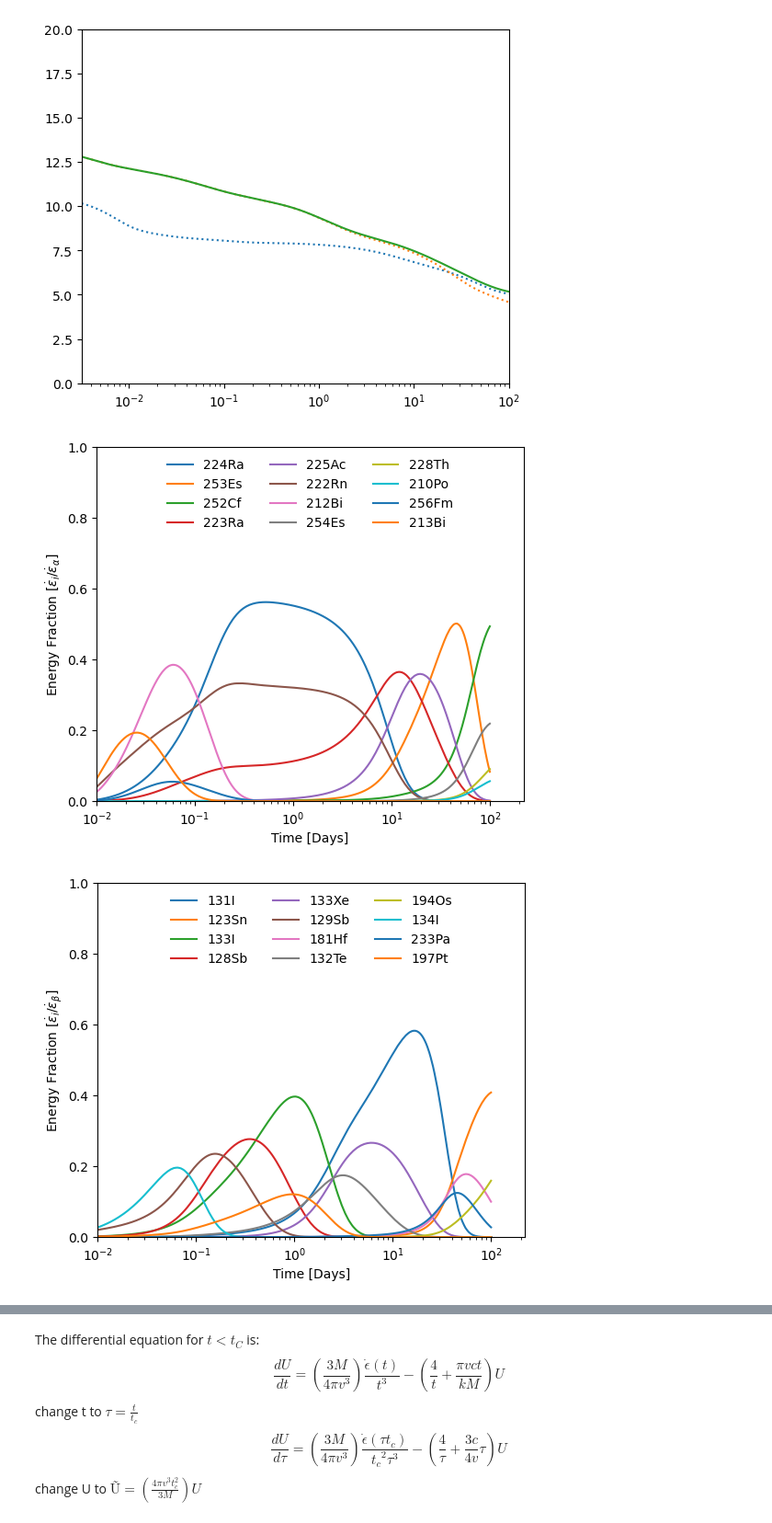
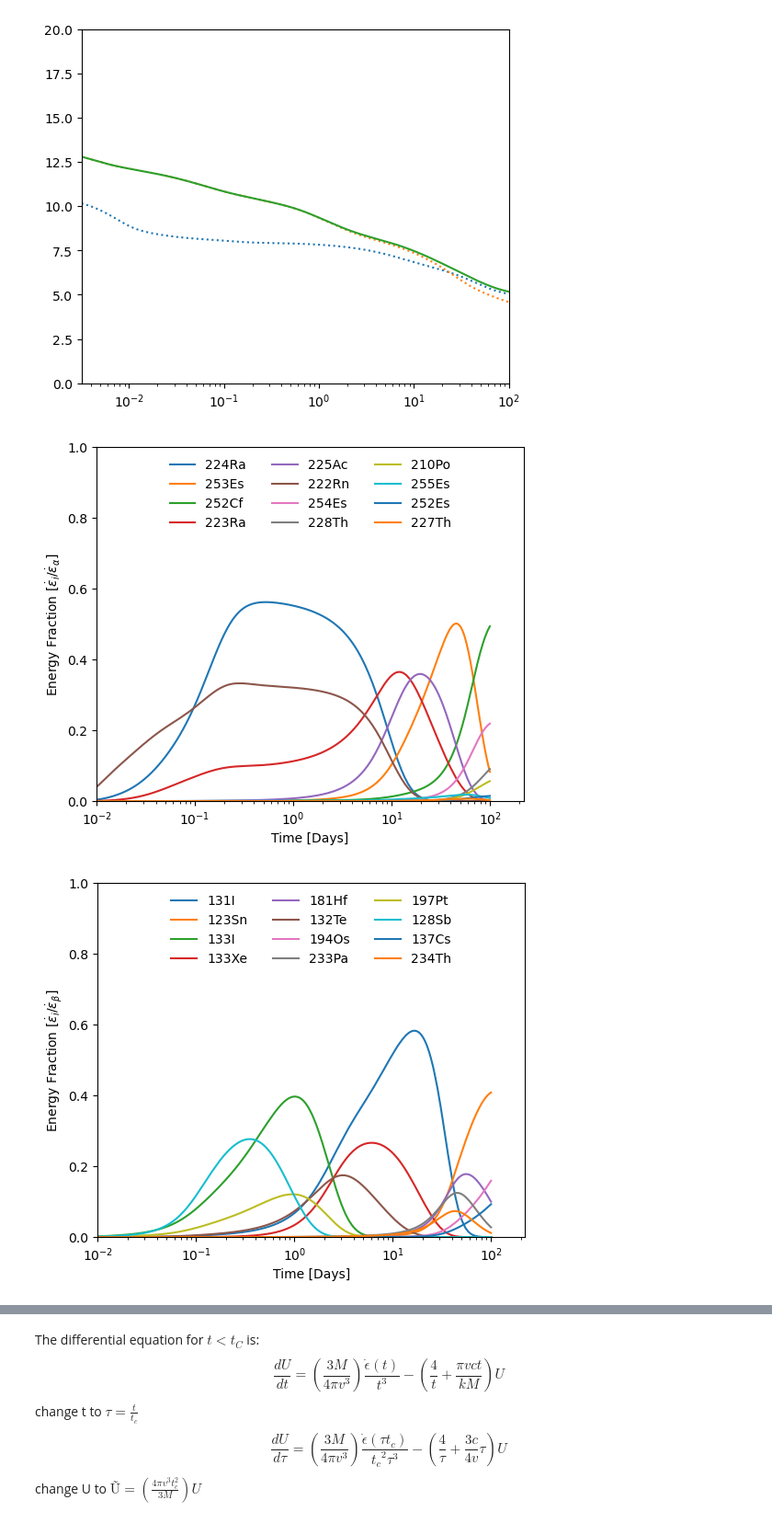
Before and after one commit to DiegoHp45/Kilonova, a Jupyter notebook: article_1.ipynb, the cells around one changed output, grey strips where cells are left out. Shown at 92% size. Saved outputs shown, nothing was run; the diff lists cells and outputs as text; code cells hidden in the pictures.

```diff
--- a/article_1.ipynb
+++ b/article_1.ipynb
@@ -443,7 +458,7 @@ ax3.legend()
 [figure]
 # %%
 '''Find relevant nuclei'''
-H=np.searchsorted(t/(60*60*24),[0.1,100])
+H=np.searchsorted(t/(60*60*24),[1,100])
 #print(H)
 #H=[0,-1]
 E_alpha_aporte_norm=E_alpha_aporte/E_alpha
@@ -461,37 +476,37 @@ for i in range(len(E_beta_aporte_norm)):
 
 Mejores_beta=(-picos_beta).argsort()
 # %%
-'''Figure 3. article relevant nuclei'''
+'''Figure not. article relevant nuclei'''
 def graficas_masimportantes(top:int,topa:int,decay):
     plt.figure(figsize=(6,5))
     if decay=='Beta':
         for i in range(top):
             plt.plot(t_dias,E_beta_aporte_norm[Mejores_beta[i]],label=Name_beta[Mejores_beta[i]])
         plt.ylabel(r'Energy Fraction $[\dot\epsilon_{i}/\dot\epsilon_{\beta}]$')
         plt.xlabel('Time [Days]')
         plt.xscale('log')
         plt.legend(loc="upper center", ncol=3,frameon=False)
         plt.ylim((0,1))
         plt.xlim(left=0.01)
     else:
         for i in range(topa):
             plt.plot(t_dias,E_alpha_aporte_norm[mejores_alpha[i]],label=Name_alpha[mejores_alpha[i]])
         plt.ylabel(r'Energy Fraction $[\dot\epsilon_{i}/\dot\epsilon_{\alpha}]$')
         plt.xlabel('Time [Days]')
         plt.xscale('log')
         plt.xlim(left=0.01)
         plt.ylim((0,1))
         plt.legend(loc="upper center", ncol=3,frameon=False)
 
 
 
 
 
 graficas_masimportantes(12,12,'Alpha')
 graficas_masimportantes(12,12,'Beta')
 # %% [output]
-[figure, old version]
+[figure, new version]
-[figure, old version]
+[figure, new version]
 # %%
 '''Plots Heating Rate for relevant nuclei'''
 def Heating_rate_mas_importantes(top:int,decay):
```
Also changed, not shown: parts of 8 cells of this notebook.
